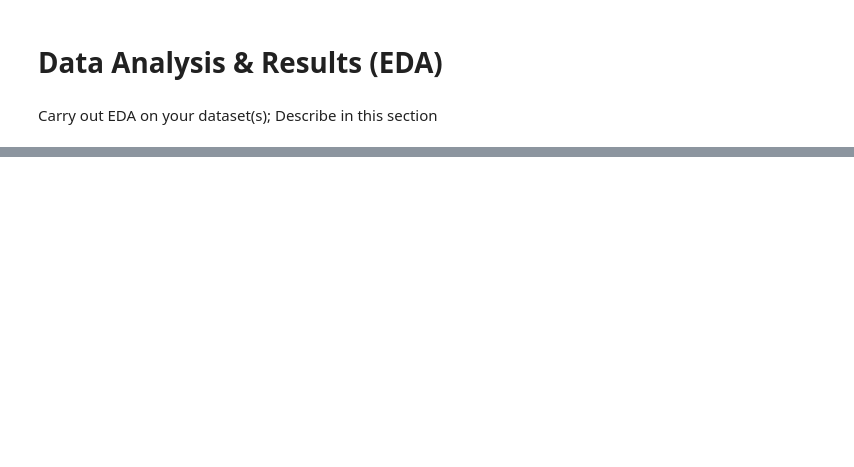
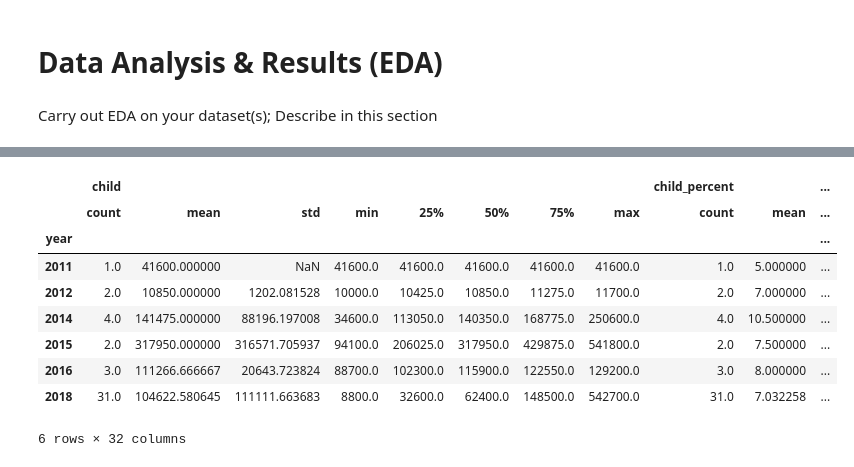
Before and after one commit to tintrungp/COGS108_Repo, a Jupyter notebook: EDACheckpointGroup017Sp22.ipynb, the cells around one changed output, grey strips where cells are left out. Drawn from its saved outputs; the diff is of its cells as text; code cells hidden in the pictures; blank space fills up the shorter version.

```diff
--- a/EDACheckpointGroup017Sp22.ipynb
+++ b/EDACheckpointGroup017Sp22.ipynb
@@ -197,0 +211,13 @@ Carry out EDA on your dataset(s); Describe in this section
+# %%
+asthma.groupby('year').describe()
+# %% [output]
+|  | child |  |  |  |  |  |  |  | child_percent |  | ... |
+|  | count | mean | std | min | 25% | 50% | 75% | max | count | mean | ... |
+| year |  |  |  |  |  |  |  |  |  |  | ... |
+| 2011 | 1.0 | 41600.000000 | NaN | 41600.0 | 41600.0 | 41600.0 | 41600.0 | 41600.0 | 1.0 | 5.000000 | ... |
+| 2012 | 2.0 | 10850.000000 | 1202.081528 | 10000.0 | 10425.0 | 10850.0 | 11275.0 | 11700.0 | 2.0 | 7.000000 | ... |
+| 2014 | 4.0 | 141475.000000 | 88196.197008 | 34600.0 | 113050.0 | 140350.0 | 168775.0 | 250600.0 | 4.0 | 10.500000 | ... |
+| 2015 | 2.0 | 317950.000000 | 316571.705937 | 94100.0 | 206025.0 | 317950.0 | 429875.0 | 541800.0 | 2.0 | 7.500000 | ... |
+| 2016 | 3.0 | 111266.666667 | 20643.723824 | 88700.0 | 102300.0 | 115900.0 | 122550.0 | 129200.0 | 3.0 | 8.000000 | ... |
+| 2018 | 31.0 | 104622.580645 | 111111.663683 | 8800.0 | 32600.0 | 62400.0 | 148500.0 | 542700.0 | 31.0 | 7.032258 | ... |
+6 rows × 32 columns
```
Also changed, not shown: parts of 5 cells of this notebook.
